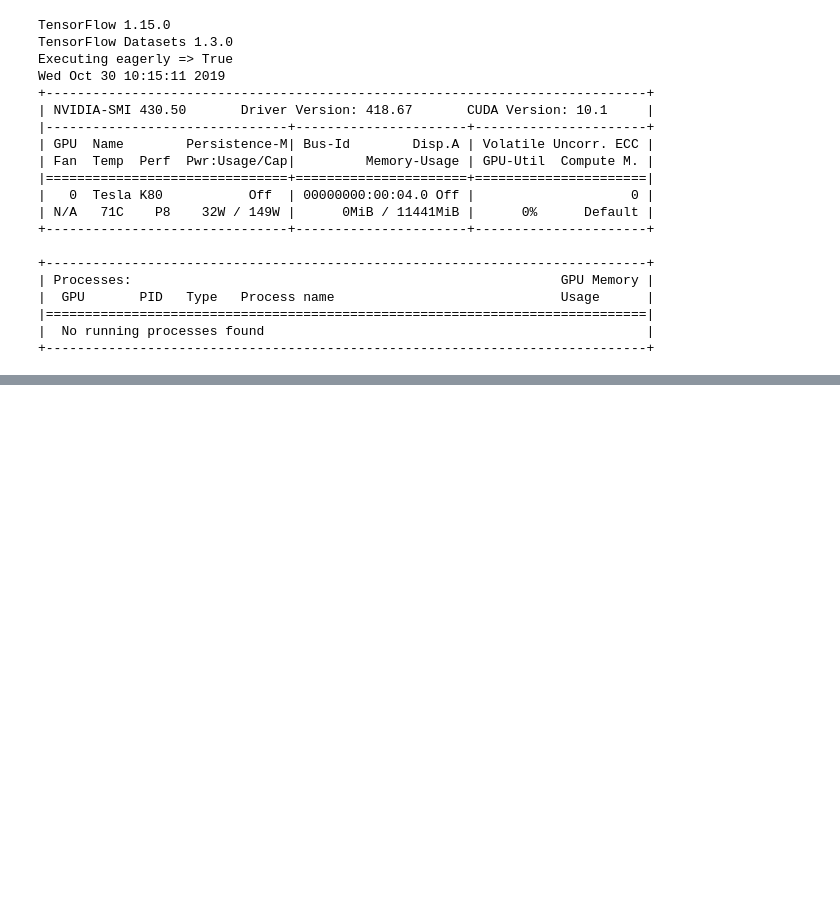
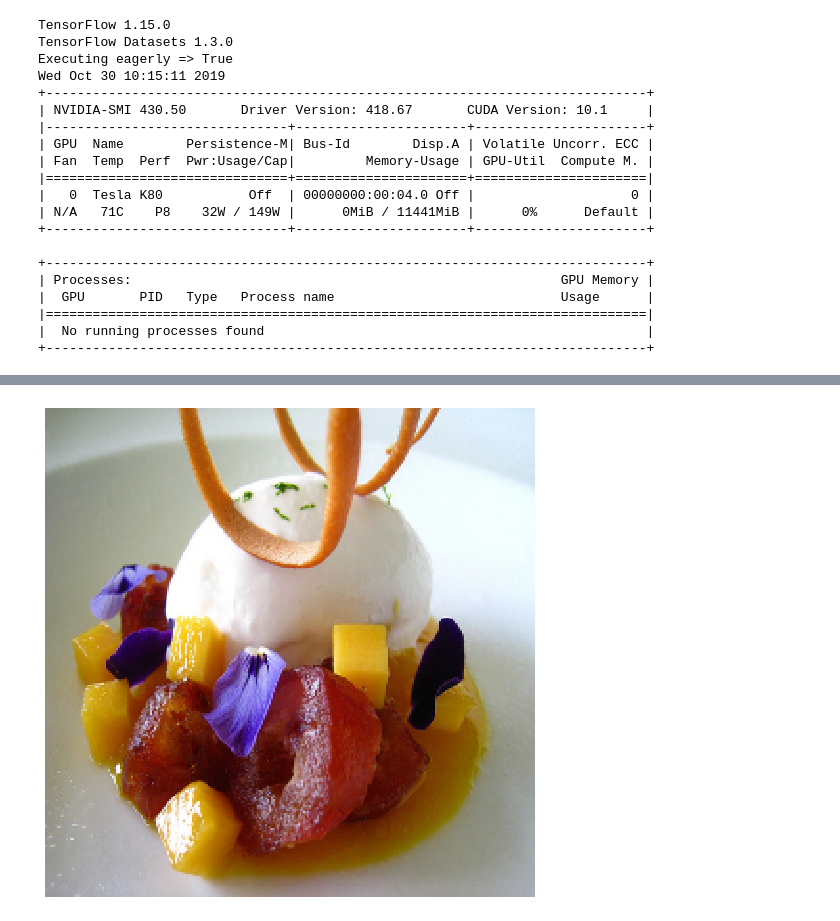
Before and after one commit to srihari-humbarwadi/image_colorization_gan_tf2.0, a Jupyter notebook: model/train.ipynb, the cells around one changed output, grey strips where cells are left out. Cells and saved outputs as stored; diff of their text form; code cells hidden in the pictures; blank space fills up the shorter version.

```diff
--- a/model/train.ipynb
+++ b/model/train.ipynb
@@ -337,0 +400,4 @@ KeyboardInterrupt: ignored
+# %%
+imshow(image)
+# %% [output]
+[figure, added]
```
Also changed, not shown: parts of 11 cells of this notebook.
